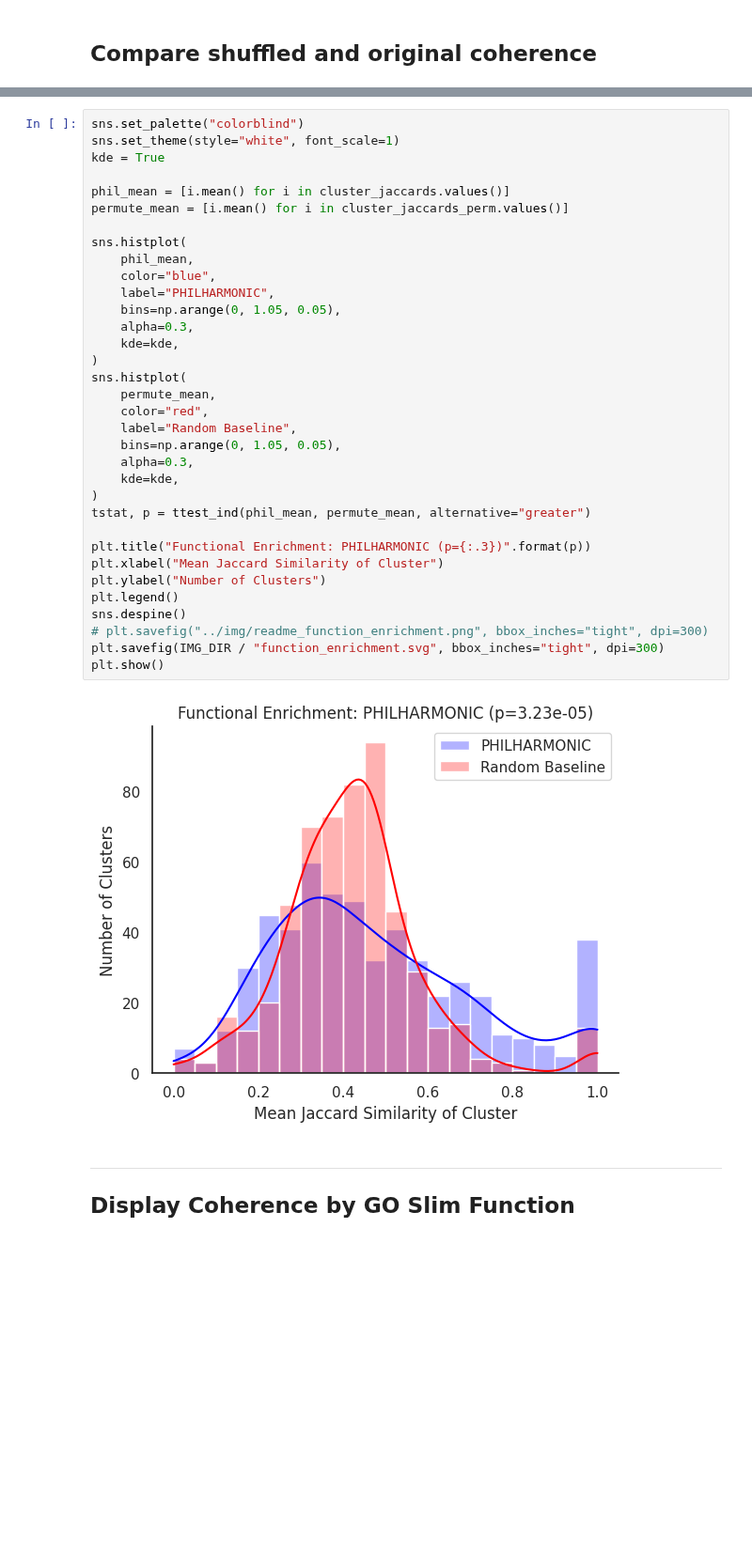
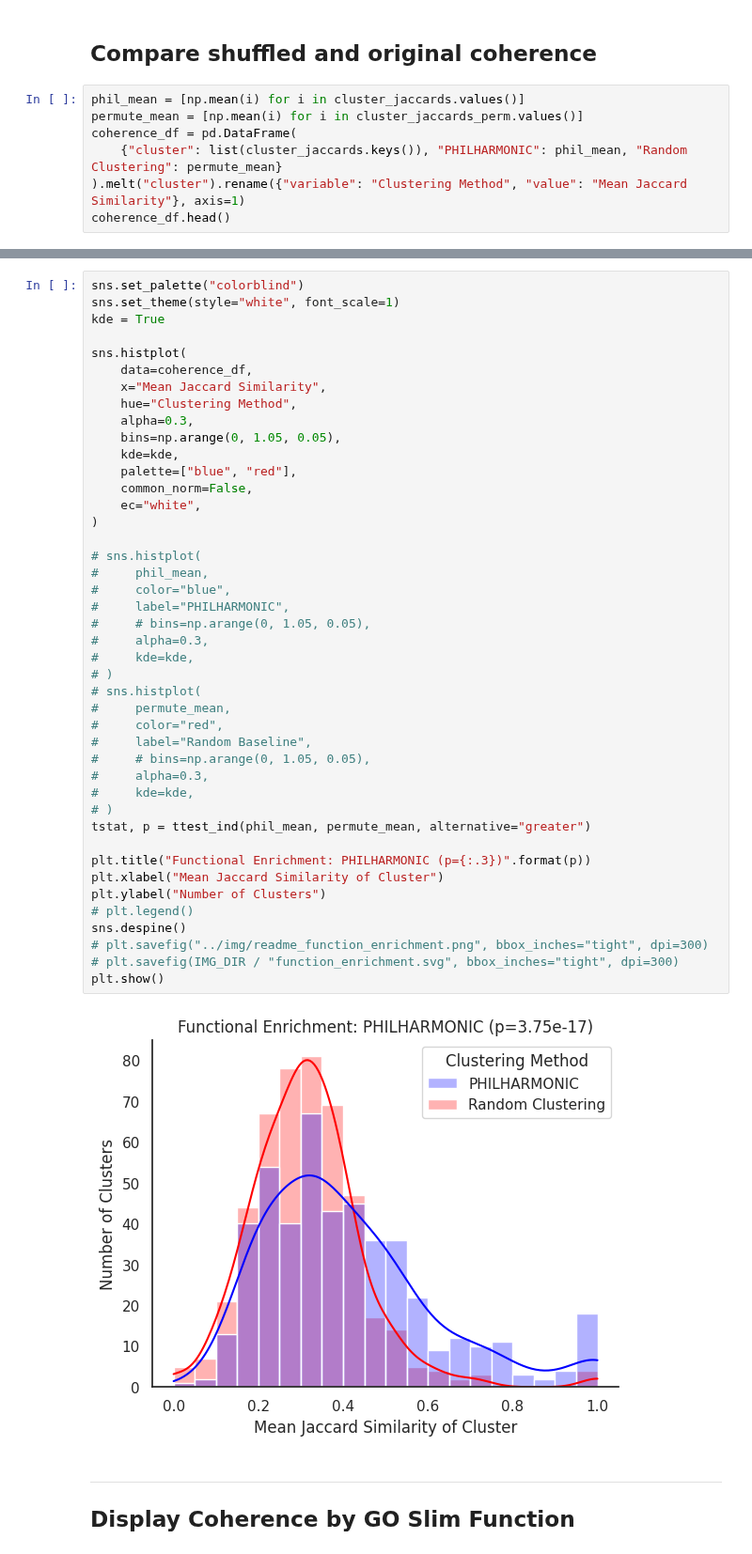
Before and after one commit to samsledje/philharmonic, a Jupyter notebook: nb/02_functional_permutation_analysis.ipynb, the cells around one changed output, grey strips where cells are left out. Shown at 94% size. Cells and saved outputs as stored; diff of their text form; blank space fills up the shorter version.

```diff
--- a/nb/02_functional_permutation_analysis.ipynb
+++ b/nb/02_functional_permutation_analysis.ipynb
@@ -125,3 +128,10 @@ for k, clust in tqdm(cluster_dict.items()):
 ---
 # %% [markdown]
 ## Compare shuffled and original coherence
+# %%
+phil_mean = [np.mean(i) for i in cluster_jaccards.values()]
+permute_mean = [np.mean(i) for i in cluster_jaccards_perm.values()]
+coherence_df = pd.DataFrame(
+    {"cluster": list(cluster_jaccards.keys()), "PHILHARMONIC": phil_mean, "Random Clustering": permute_mean}
+).melt("cluster").rename({"variable": "Clustering Method", "value": "Mean Jaccard Similarity"}, axis=1)
+coherence_df.head()
@@ -128,39 +145,48 @@ for k, clust in tqdm(cluster_dict.items()):
 # %%
 sns.set_palette("colorblind")
 sns.set_theme(style="white", font_scale=1)
 kde = True
 
-phil_mean = [i.mean() for i in cluster_jaccards.values()]
-permute_mean = [i.mean() for i in cluster_jaccards_perm.values()]
+sns.histplot(
+    data=coherence_df,
+    x="Mean Jaccard Similarity",
+    hue="Clustering Method",
+    alpha=0.3,
+    bins=np.arange(0, 1.05, 0.05),
+    kde=kde,
+    palette=["blue", "red"],
+    common_norm=False,
+    ec="white",
+)
 
-sns.histplot(
-    phil_mean,
-    color="blue",
-    label="PHILHARMONIC",
-    bins=np.arange(0, 1.05, 0.05),
-    alpha=0.3,
-    kde=kde,
-)
-sns.histplot(
-    permute_mean,
-    color="red",
-    label="Random Baseline",
-    bins=np.arange(0, 1.05, 0.05),
-    alpha=0.3,
-    kde=kde,
-)
+# sns.histplot(
+#     phil_mean,
+#     color="blue",
+#     label="PHILHARMONIC",
+#     # bins=np.arange(0, 1.05, 0.05),
+#     alpha=0.3,
+#     kde=kde,
+# )
+# sns.histplot(
+#     permute_mean,
+#     color="red",
+#     label="Random Baseline",
+#     # bins=np.arange(0, 1.05, 0.05),
+#     alpha=0.3,
+#     kde=kde,
+# )
 tstat, p = ttest_ind(phil_mean, permute_mean, alternative="greater")
 
 plt.title("Functional Enrichment: PHILHARMONIC (p={:.3})".format(p))
 plt.xlabel("Mean Jaccard Similarity of Cluster")
 plt.ylabel("Number of Clusters")
-plt.legend()
+# plt.legend()
 sns.despine()
 # plt.savefig("../img/readme_function_enrichment.png", bbox_inches="tight", dpi=300)
-plt.savefig(IMG_DIR / "function_enrichment.svg", bbox_inches="tight", dpi=300)
+# plt.savefig(IMG_DIR / "function_enrichment.svg", bbox_inches="tight", dpi=300)
 plt.show()
 # %% [output]
-[figure, old version]
+[figure, new version]
 # %% [markdown]
 ---
 ## Display Coherence by GO Slim Function
```
Also changed, not shown: parts of 22 cells of this notebook, 2 other files.
